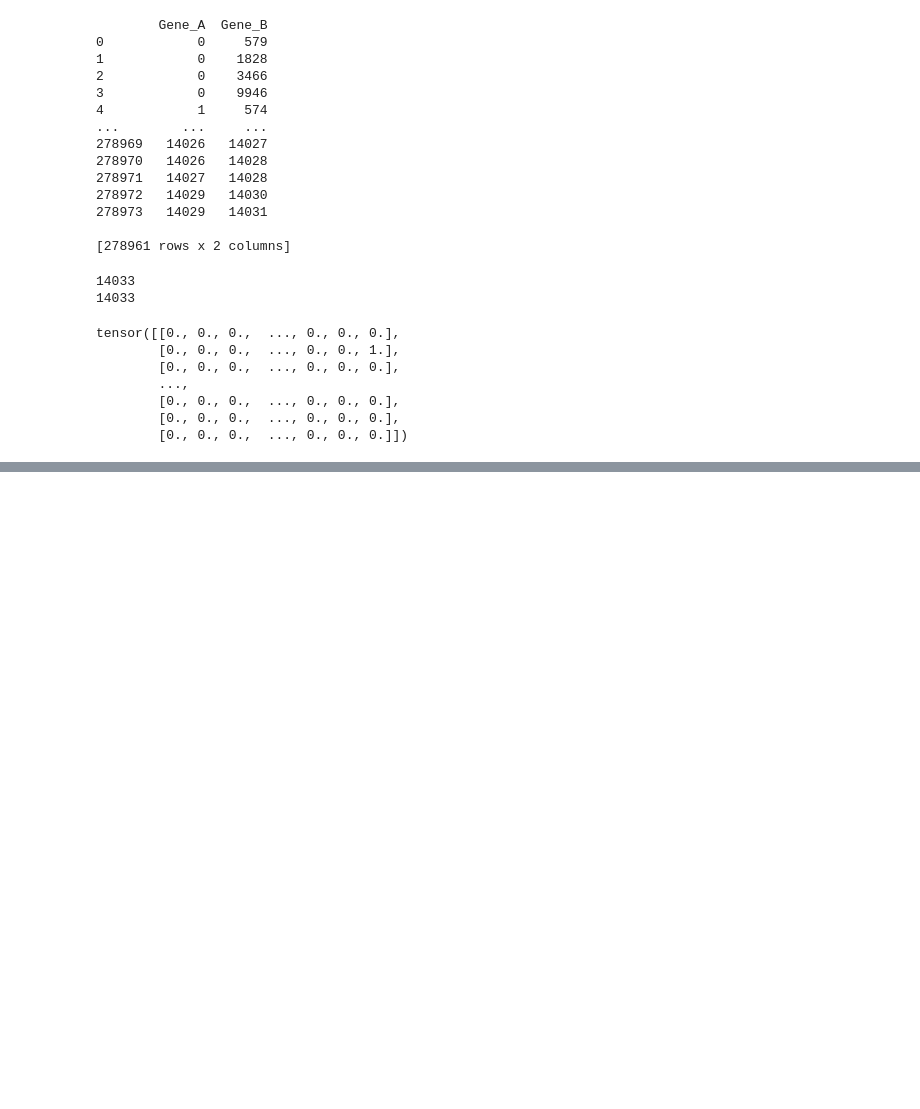
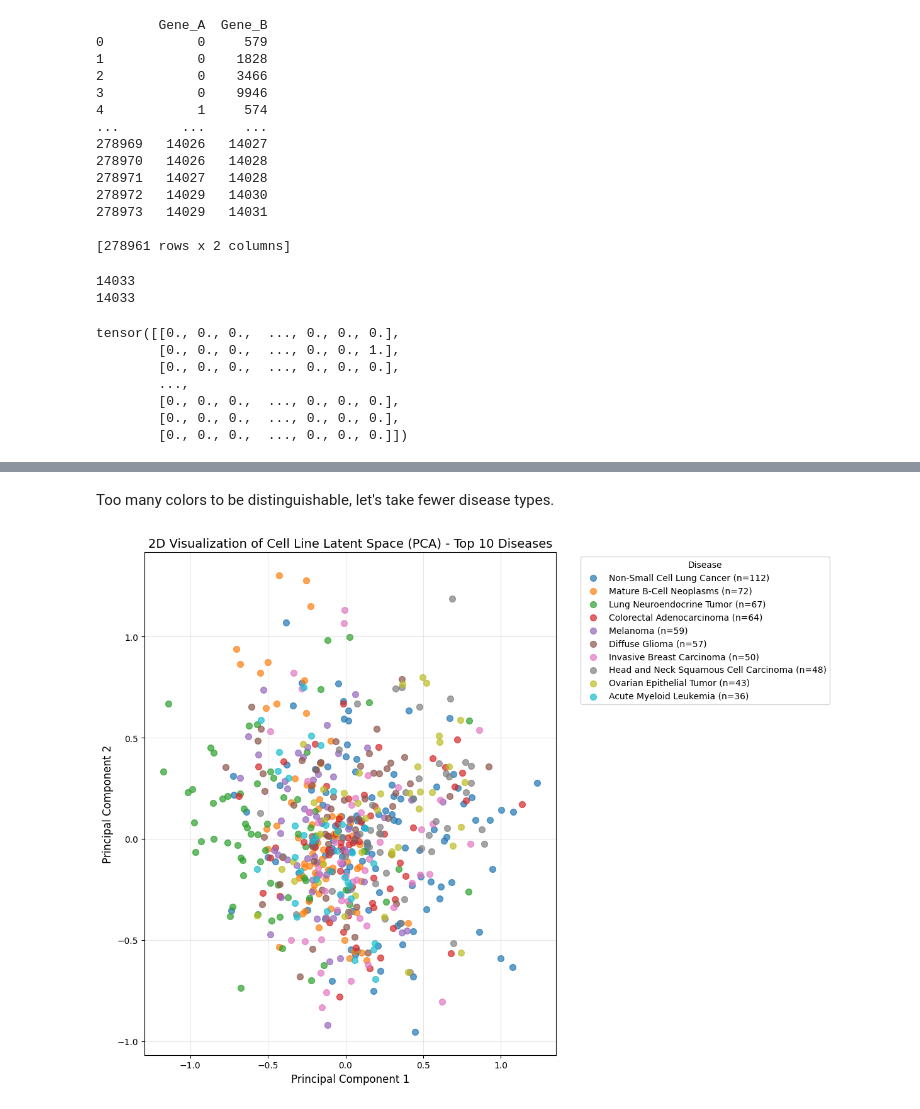
Before and after one commit to jovanafilipovic1/HetGNN, a Jupyter notebook: preprocessing_notebook.ipynb, the cells around one changed output, grey strips where cells are left out. Cells and saved outputs as stored; diff of their text form; code cells hidden in the pictures; blank space fills up the shorter version.

```diff
--- a/preprocessing_notebook.ipynb
+++ b/preprocessing_notebook.ipynb
@@ -458,0 +1206,38 @@ tensor([[10241,     7,     9,  ..., 10237,  2046, 10239],
+# %% [markdown]
+Too many colors to be distinguishable, let's take fewer disease types.
+# %%
+# Get the counts of each disease type
+disease_counts = merged_df['OncotreePrimaryDisease'].value_counts()
+
+# Get the names of the top 10 most frequent diseases
+top_10_diseases = disease_counts.nlargest(10).index.tolist()
+
+# Filter the dataframe to only include the top 10 diseases
+filtered_df = merged_df[merged_df['OncotreePrimaryDisease'].isin(top_10_diseases)]
+
+# Create a colormap with 10 distinct colors - tab10 is perfect for this
+cmap = plt.cm.get_cmap('tab10', 10)
+
+# Create a dictionary mapping each disease to a unique color
+disease_color = {disease: cmap(i) for i, disease in enumerate(top_10_diseases)}
+
+# Plot each disease category separately using the mapping
+plt.figure(figsize=(12, 9))
+for i, disease in enumerate(top_10_diseases):
+    subset = filtered_df[filtered_df['OncotreePrimaryDisease'] == disease]
+    # Add count to the legend label
+    count = len(subset)
+    plt.scatter(subset['PC1'], subset['PC2'],
+                label=f"{disease} (n={count})",
+                color=disease_color[disease],
+                s=50, alpha=0.7)
+
+plt.xlabel('Principal Component 1', fontsize=12)
+plt.ylabel('Principal Component 2', fontsize=12)
+plt.title('2D Visualization of Cell Line Latent Space (PCA) - Top 10 Diseases', fontsize=14)
+plt.legend(title='Disease', bbox_to_anchor=(1.05, 1), loc='upper left')
+plt.tight_layout()
+plt.grid(alpha=0.3)  # Adding a subtle grid for better readability
+plt.show()
+# %% [output]
+[figure, added]
```
Also changed, not shown: parts of 64 cells of this notebook, 8 other files.
